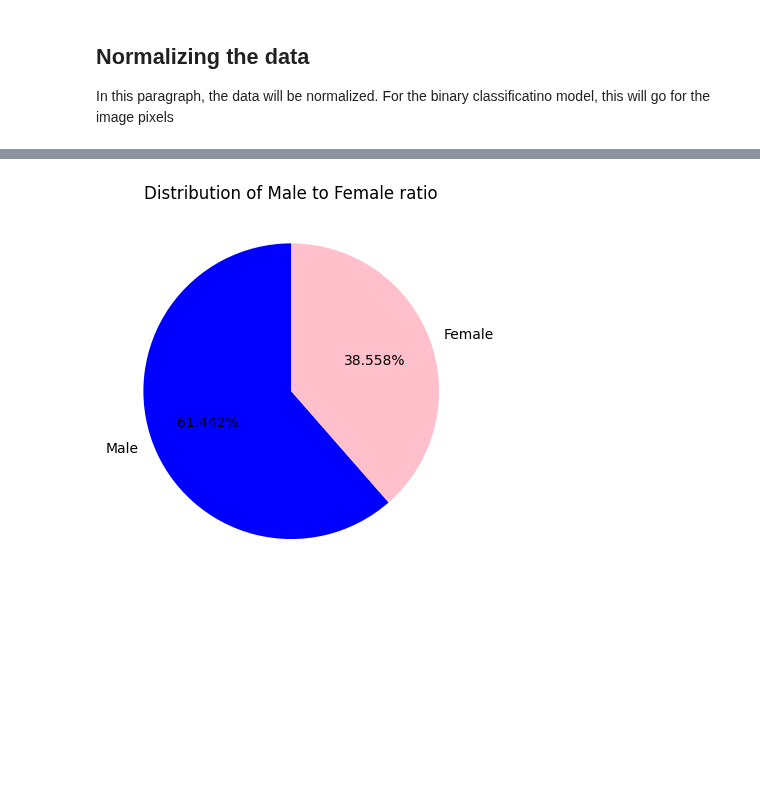
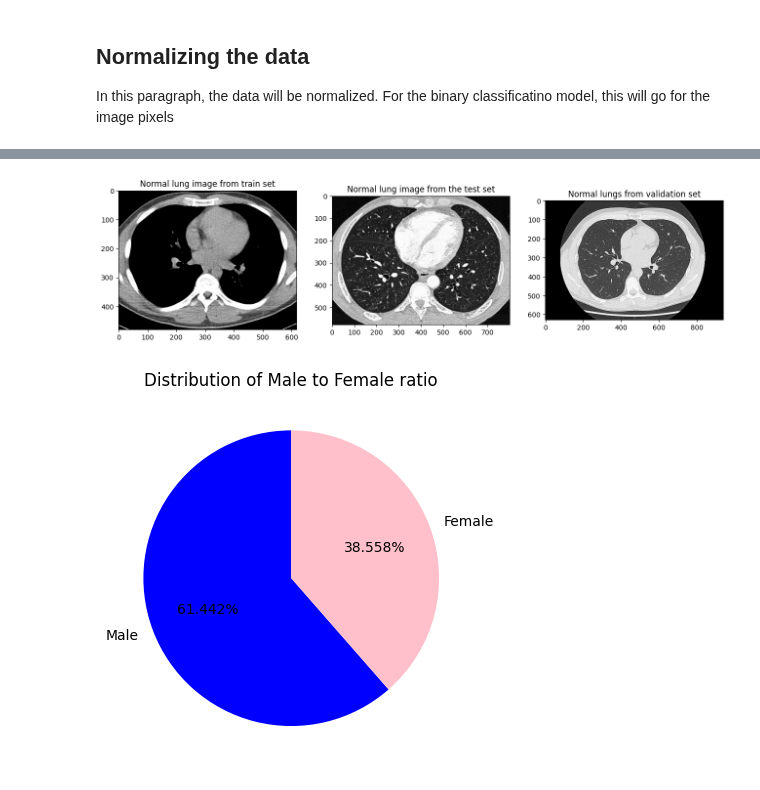
Before and after one commit to arondejong99/final-project-elu, a Jupyter notebook: final-project.ipynb, the cells around one changed output, grey strips where cells are left out. Cells and saved outputs as stored; diff of their text form; code cells hidden in the pictures; blank space fills up the shorter version.

```diff
--- a/final-project.ipynb
+++ b/final-project.ipynb
@@ -229,3 +260,18 @@ def distributionPlot(x, colors, labels, title):
+# %%
+# Show a few imames of the normal lungs
+paths = ["normal_train/4.png", "normal_test/8.png", "normal_valid/7.png"]
+titles = ["Normal lung image from train set", "Normal lung image from the test set",  "Normal lungs from validation set"]
+
+# Create subplots
+fig, ax = plt.subplots(figsize = (16, 16), ncols = 3)
+
+# Call displayDicomImage to display the images
+for path, title, axes in zip(paths, titles, ax.flat):
+    displayPngImage(path, title, axes)
+
+plt.show()
+# %% [output]
+[figure, added]
 # %%
 # Check the distirbution of Male to Female patients
 # Set up parameters
```
Also changed, not shown: parts of 18 cells of this notebook.
